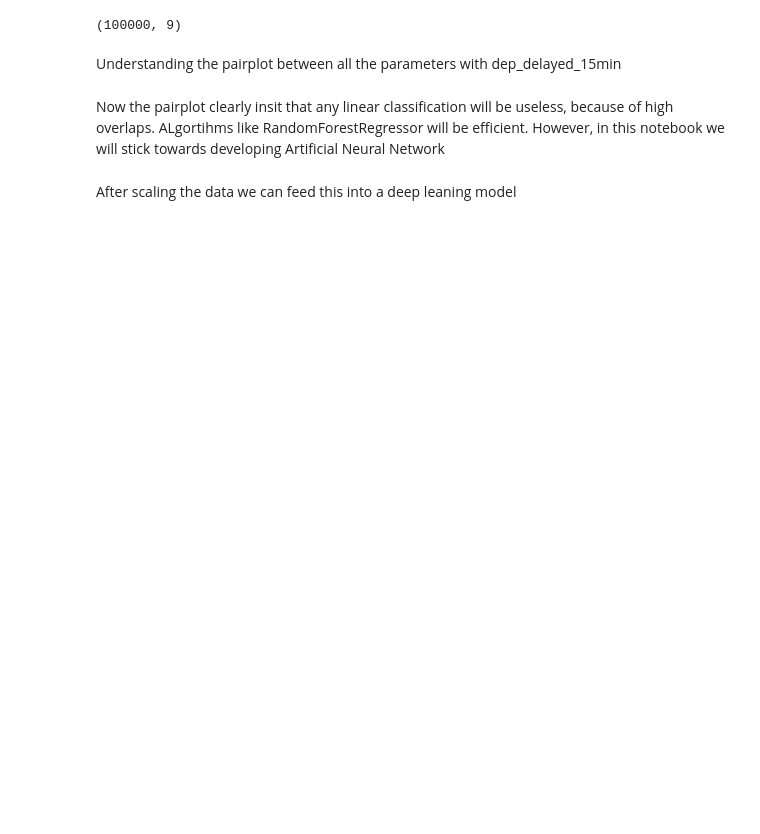
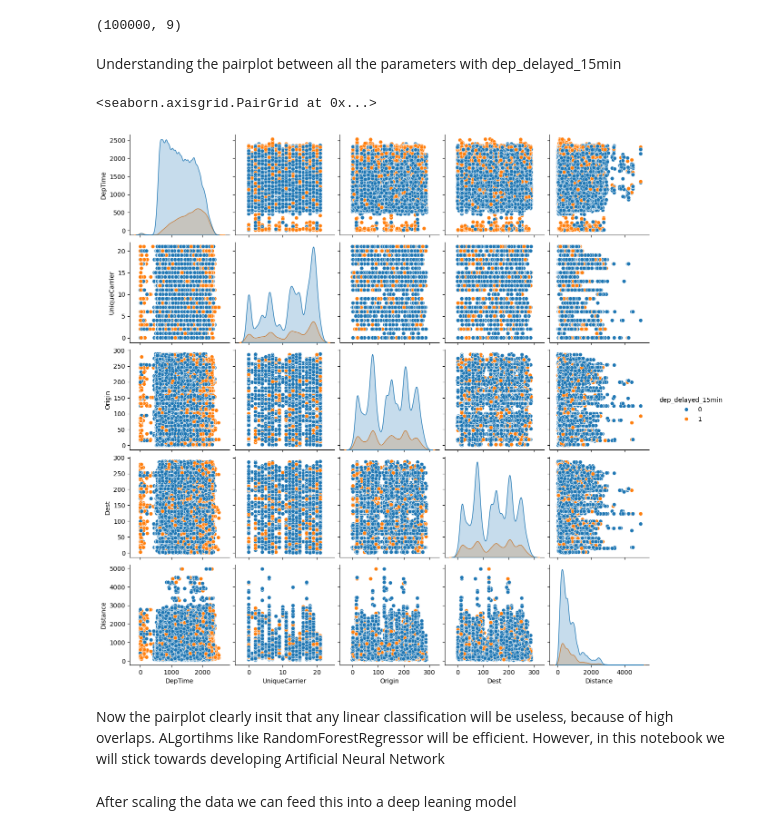
Before and after one commit to simon1938/Flight-delay, a Jupyter notebook: DS52_flight_delay.ipynb, the cells around one changed output. Cells and saved outputs as stored; diff of their text form; code cells hidden in the pictures; blank space fills up the shorter version.

```diff
--- a/DS52_flight_delay.ipynb
+++ b/DS52_flight_delay.ipynb
@@ -106,7 +106,10 @@ train.shape
 # %% [markdown]
 Understanding the pairplot between all the parameters with dep_delayed_15min
 # %%
-#sns.pairplot(train,hue = 'dep_delayed_15min')
+sns.pairplot(train,hue = 'dep_delayed_15min')
+# %% [output]
+<seaborn.axisgrid.PairGrid at 0x...>
+[figure, added]
 # %% [markdown]
 Now the pairplot clearly insit that any linear classification will be useless, because of high overlaps. ALgortihms like RandomForestRegressor will be efficient. However, in this notebook we will stick towards developing Artificial Neural Network
 # %%
```
Also changed, not shown: parts of 3 cells of this notebook, 1 other file.
